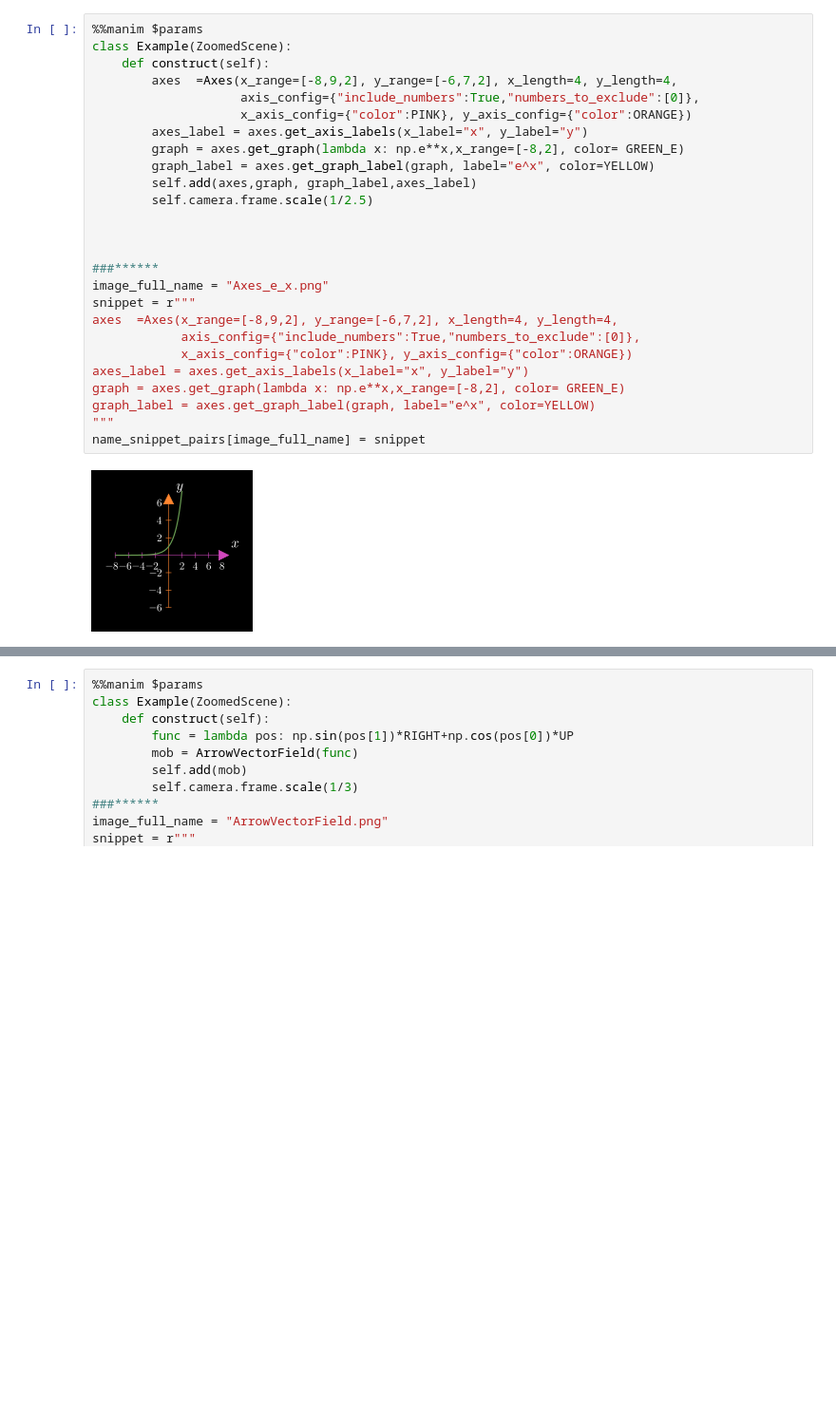
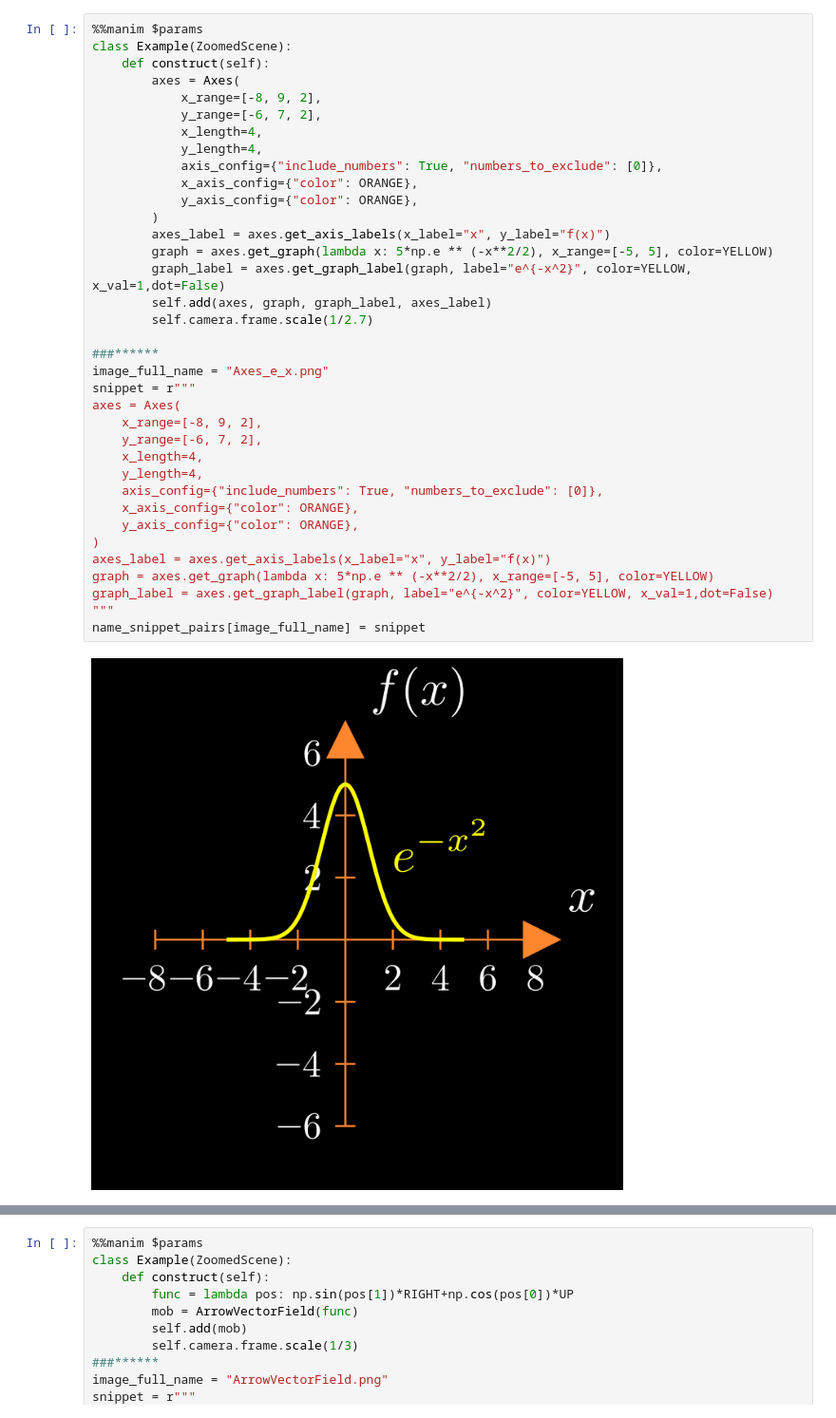
Before and after one commit to kolibril13/mobject-gallery, a Jupyter notebook: Plots.ipynb, the cells around one changed output, grey strips where cells are left out. Shown at 95% size. Drawn from its saved outputs; the diff is of its cells as text; blank space fills up the shorter version.

Commit message:
new plots

```diff
--- a/Plots.ipynb
+++ b/Plots.ipynb
@@ -38,28 +16,38 @@ name_snippet_pairs[image_full_name] = snippet
 # %%
 %%manim $params
 class Example(ZoomedScene):
     def construct(self):
-        axes  =Axes(x_range=[-8,9,2], y_range=[-6,7,2], x_length=4, y_length=4,
-                    axis_config={"include_numbers":True,"numbers_to_exclude":[0]},
-                    x_axis_config={"color":PINK}, y_axis_config={"color":ORANGE})
-        axes_label = axes.get_axis_labels(x_label="x", y_label="y")
-        graph = axes.get_graph(lambda x: np.e**x,x_range=[-8,2], color= GREEN_E)
-        graph_label = axes.get_graph_label(graph, label="e^x", color=YELLOW)
-        self.add(axes,graph, graph_label,axes_label)
-        self.camera.frame.scale(1/2.5)
-
-
+        axes = Axes(
+            x_range=[-8, 9, 2],
+            y_range=[-6, 7, 2],
+            x_length=4,
+            y_length=4,
+            axis_config={"include_numbers": True, "numbers_to_exclude": [0]},
+            x_axis_config={"color": ORANGE},
+            y_axis_config={"color": ORANGE},
+        )
+        axes_label = axes.get_axis_labels(x_label="x", y_label="f(x)")
+        graph = axes.get_graph(lambda x: 5*np.e ** (-x**2/2), x_range=[-5, 5], color=YELLOW)
+        graph_label = axes.get_graph_label(graph, label="e^{-x^2}", color=YELLOW, x_val=1,dot=False)
+        self.add(axes, graph, graph_label, axes_label)
+        self.camera.frame.scale(1/2.7)
 
 ###******
 image_full_name = "Axes_e_x.png"
 snippet = r"""
-axes  =Axes(x_range=[-8,9,2], y_range=[-6,7,2], x_length=4, y_length=4,
-            axis_config={"include_numbers":True,"numbers_to_exclude":[0]},
-            x_axis_config={"color":PINK}, y_axis_config={"color":ORANGE})
-axes_label = axes.get_axis_labels(x_label="x", y_label="y")
-graph = axes.get_graph(lambda x: np.e**x,x_range=[-8,2], color= GREEN_E)
-graph_label = axes.get_graph_label(graph, label="e^x", color=YELLOW)
+axes = Axes(
+    x_range=[-8, 9, 2],
+    y_range=[-6, 7, 2],
+    x_length=4,
+    y_length=4,
+    axis_config={"include_numbers": True, "numbers_to_exclude": [0]},
+    x_axis_config={"color": ORANGE},
+    y_axis_config={"color": ORANGE},
+)
+axes_label = axes.get_axis_labels(x_label="x", y_label="f(x)")
+graph = axes.get_graph(lambda x: 5*np.e ** (-x**2/2), x_range=[-5, 5], color=YELLOW)
+graph_label = axes.get_graph_label(graph, label="e^{-x^2}", color=YELLOW, x_val=1,dot=False)
 """
 name_snippet_pairs[image_full_name] = snippet
 # %% [output]
-[figure, old version]
+[figure, new version]
```
Also changed, not shown: parts of 8 cells of this notebook, 5 other files.
